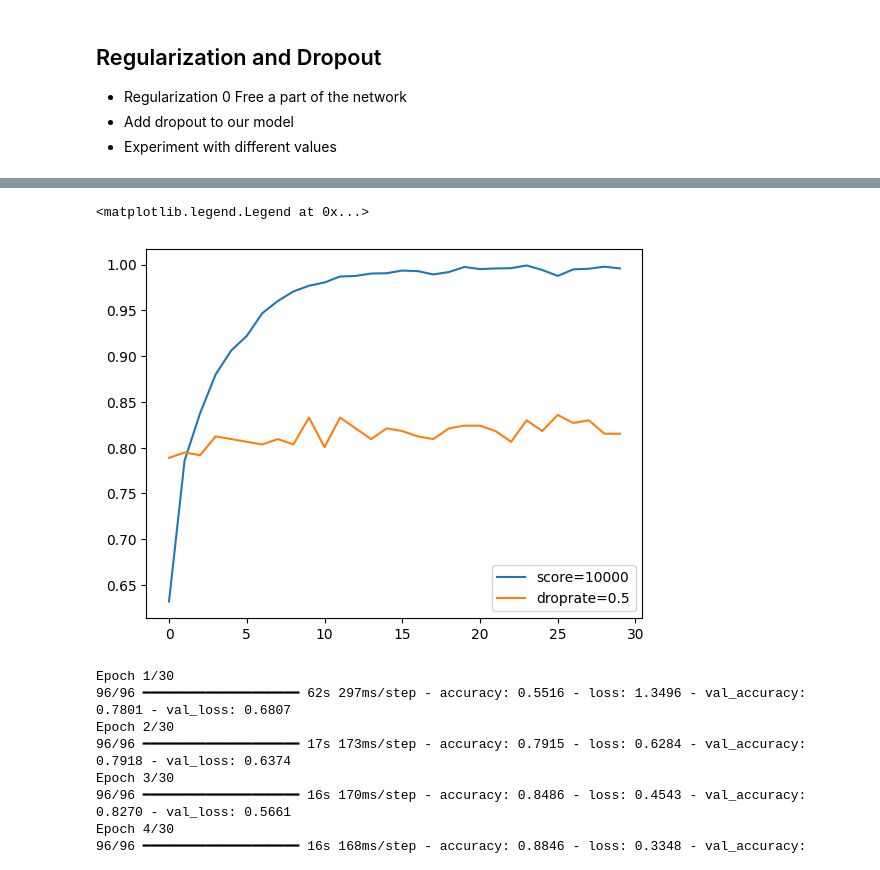
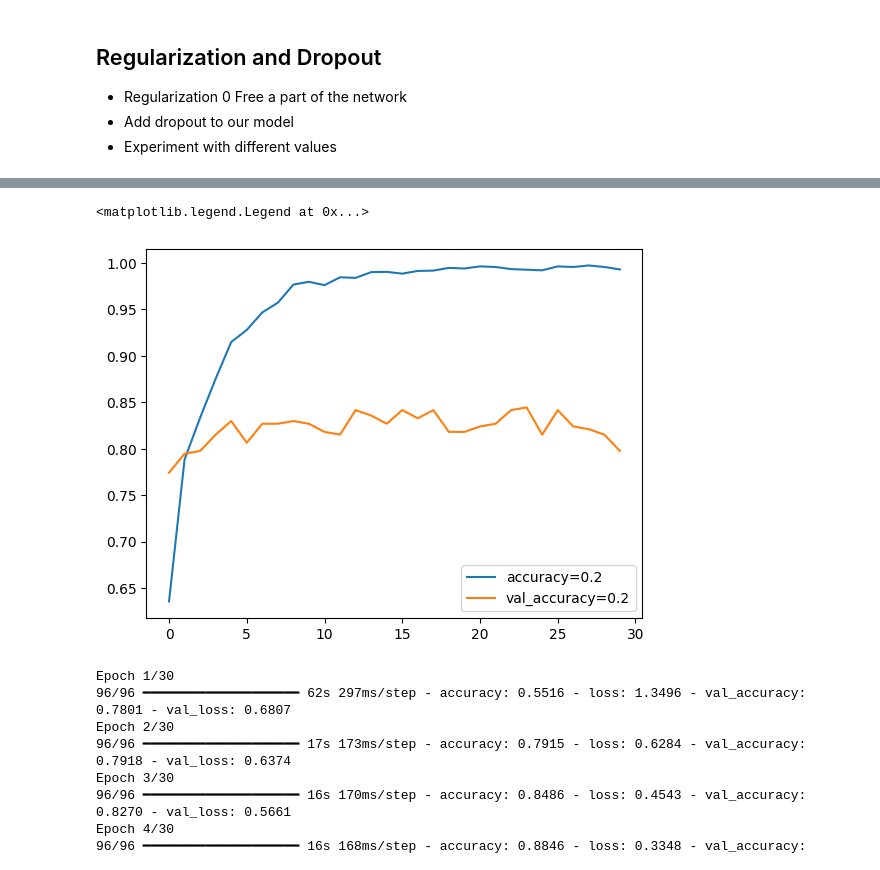
Before and after one commit to okellodaniel/image_classification_deeplearning, a Jupyter notebook: notebook.ipynb, the cells around one changed output, grey strips where cells are left out. Saved outputs shown, nothing was run; the diff lists cells and outputs as text; code cells hidden in the pictures.

```diff
--- a/notebook.ipynb
+++ b/notebook.ipynb
@@ -635,7 +655,7 @@ Fri Mar 14 08:30:47 2025
 - Add dropout to our model
 - Experiment with different values
 # %%
-def define_model_with_dense_inner(learning_rate=0.01,inner_size=100,drop_rate=0.1):
+def define_model_with_dense_inner(learning_rate=0.001,inner_size=100,drop_rate=0.1):
     """
     Build model
     """
@@ -689,7 +709,7 @@ def define_model_with_dense_inner(learning_rate=0.01,inner_size=100,drop_rate=0.
     return model
 # %%
 scores = {}
-for droprate in [0.0,0.1,0.2,0.5,0.8,0.9]:
+for droprate in [0.0,0.1,0.2,0.5]:
     print(f"######################{droprate}")
     lr = 0.001
     size = 100
@@ -748,12 +769,12 @@ for rate, hist in scores.items():
 # %%
 hist = scores[0.2]
-plt.plot(hist['accuracy'],label=("score=%s"%score))
-plt.plot(hist['val_accuracy'],label=("droprate=%s"%rate))
+plt.plot(hist['accuracy'],label=("accuracy=0.2"))
+plt.plot(hist['val_accuracy'],label=("val_accuracy=0.2"))
 # plt.ylim(0.75,0.86)
 plt.legend()
 # %% [output]
 <matplotlib.legend.Legend at 0x...>
-[figure, old version]
+[figure, new version]
 # %%
 def define_model_with_dense_inner(learning_rate=0.001,inner_size=100,drop_rate=0.2):
     """
```
Also changed, not shown: parts of 32 cells of this notebook, 3 other files.
